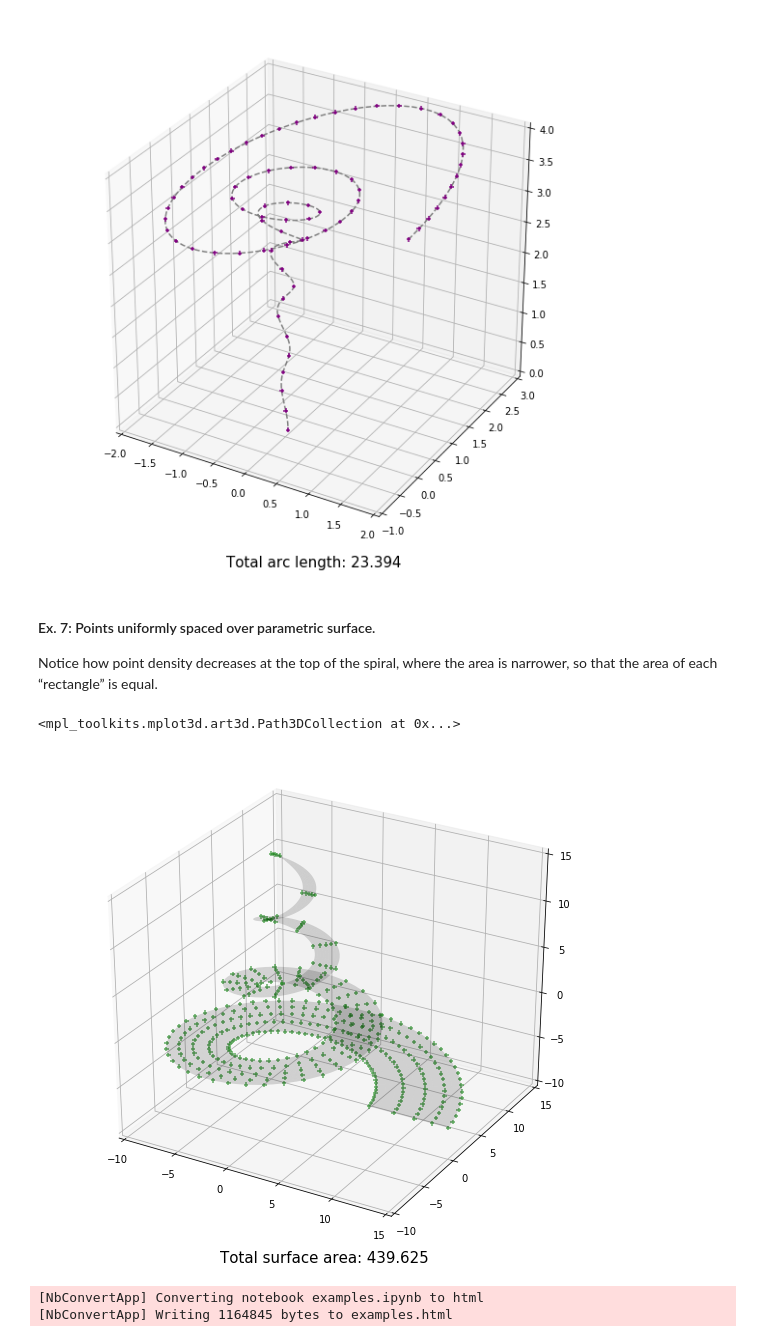
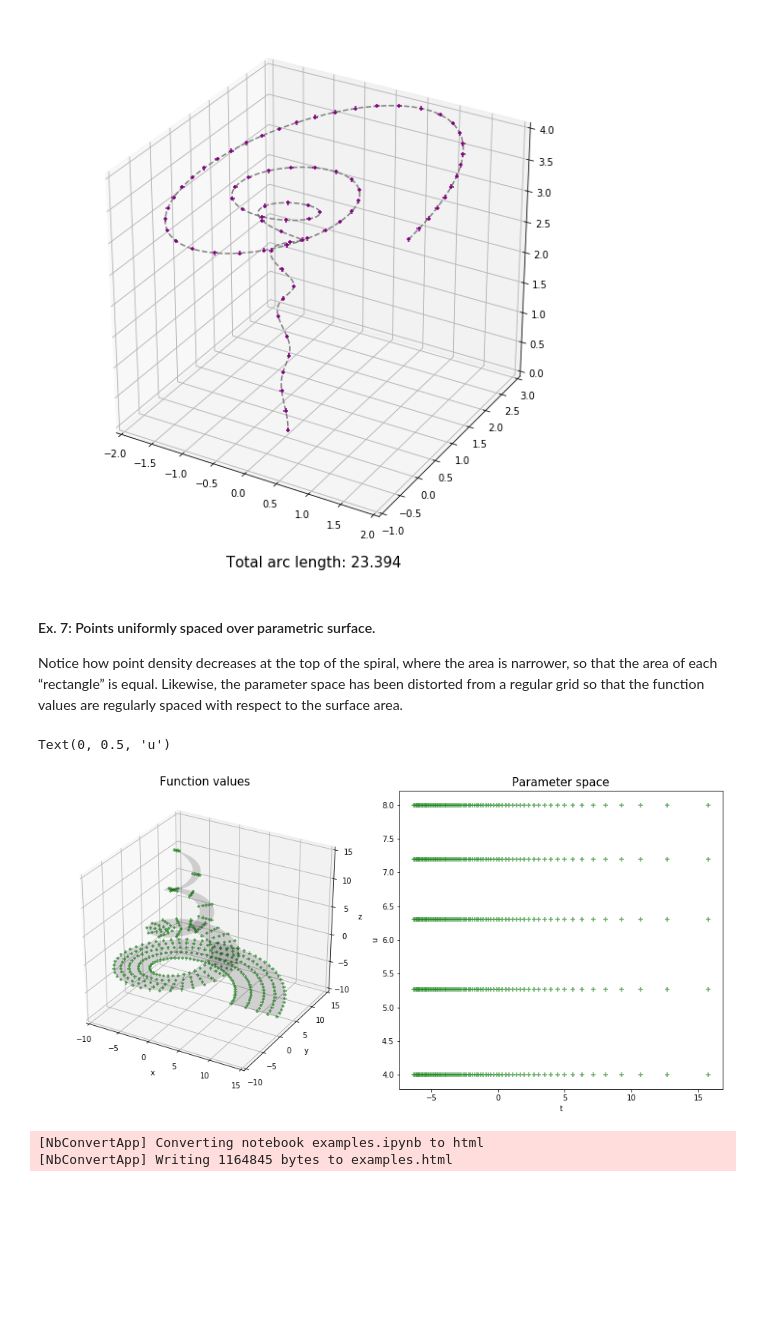
Before and after one commit to maxkapur/param_tools, a Jupyter notebook: examples.ipynb, the cells around one changed output. Drawn from its saved outputs; the diff is of its cells as text; code cells hidden in the pictures; blank space fills up the shorter version.

```diff
--- a/examples.ipynb
+++ b/examples.ipynb
@@ -229,7 +229,7 @@ ax.scatter(*points_x, marker='+', alpha=1, color='purple')
 # %% [markdown]
 #### Ex. 7: Points uniformly spaced over parametric surface.
 
-Notice how point density decreases at the top of the spiral, where the area is narrower, so that the area of each &ldquo;rectangle&rdquo; is equal.
+Notice how point density decreases at the top of the spiral, where the area is narrower, so that the area of each &ldquo;rectangle&rdquo; is equal. Likewise, the parameter space has been distorted from a regular grid so that the function values are regularly spaced with respect to the surface area.
 # %%
 # Function and parameter region
 def swoop(t, u):
@@ -240,43 +240,47 @@ domain_u = [4, 8]
 
 # Surface data
 data_t, data_u = np.meshgrid(np.linspace(*domain_t, 200), np.linspace(*domain_u, 10))
 data_x = swoop(data_t, data_u)
 
 # Cumulation data
 cum_S_t, cum_S_u = surface_cumulator(data_t, data_u, data_x)[2:]
-A = cum_S_t[-1]
 
 # Choose regularly spaced intervals of area and invert to parameter space
 # This code matches source of r_surface_from_data()
 points_S_t, points_S_u = np.meshgrid(np.linspace(0,cum_S_t[-1],80),
                                      np.linspace(0,cum_S_u[-1],5))
 
 # Evaluate the function over received parameters
 points_t = interp1d(cum_S_t, data_t[0,:])(points_S_t)
 points_u = interp1d(cum_S_u, data_u[:,0])(points_S_u)
 points_x = swoop(points_t, points_u)
 
 # Set up plot
-fig = plt.figure(figsize=(10,10))
+fig = plt.figure(figsize=(16, 8))
 fig.subplots_adjust(hspace=0, wspace=0.1, bottom=.2)
-ax = fig.add_subplot(111, projection='3d')
+ax = fig.add_subplot(121, projection='3d')
 ax.set_xlim(-10, 15)
 ax.set_ylim(-10, 15)
 ax.set_zlim(-10, 15)
-ax.set_title('Total surface area: {}'.format(np.round(A, 3)), size=15, y=-0.05)
-
-# Plot function
+ax.set_xlabel('x')
+ax.set_ylabel('y')
+ax.set_zlabel('z')
+ax.set_title('Function values', y=1.09, size=15)
 ax.plot_surface(*data_x, color='black', ls="--", alpha=0.15)
-
-# Plot points
 ax.scatter(*points_x, marker='+', alpha=.7, color='forestgreen')
 
 # Add random points
 # rand_x, rand_t, rand_u, rand_St, rand_Su = r_surface(1000, swoop, *domain_t, *domain_u, 200, 10)
 # ax.scatter(*rand_x, marker='+', alpha=0.5, color='crimson')
+
+ax2 = fig.add_subplot(122)
+ax2.scatter(points_t, points_u, marker='+', alpha=.7, color='forestgreen')
+ax2.set_title('Parameter space', y=1, size=15)
+ax2.set_xlabel('t')
+ax2.set_ylabel('u')
 # %% [output]
-<mpl_toolkits.mplot3d.art3d.Path3DCollection at 0x...>
+Text(0, 0.5, 'u')
-[figure, old version]
+[figure, new version]
 # %%
 !jupyter nbconvert examples.ipynb
 # %% [output]
```
Also changed, not shown: parts of 1 cell of this notebook, 2 other files.
